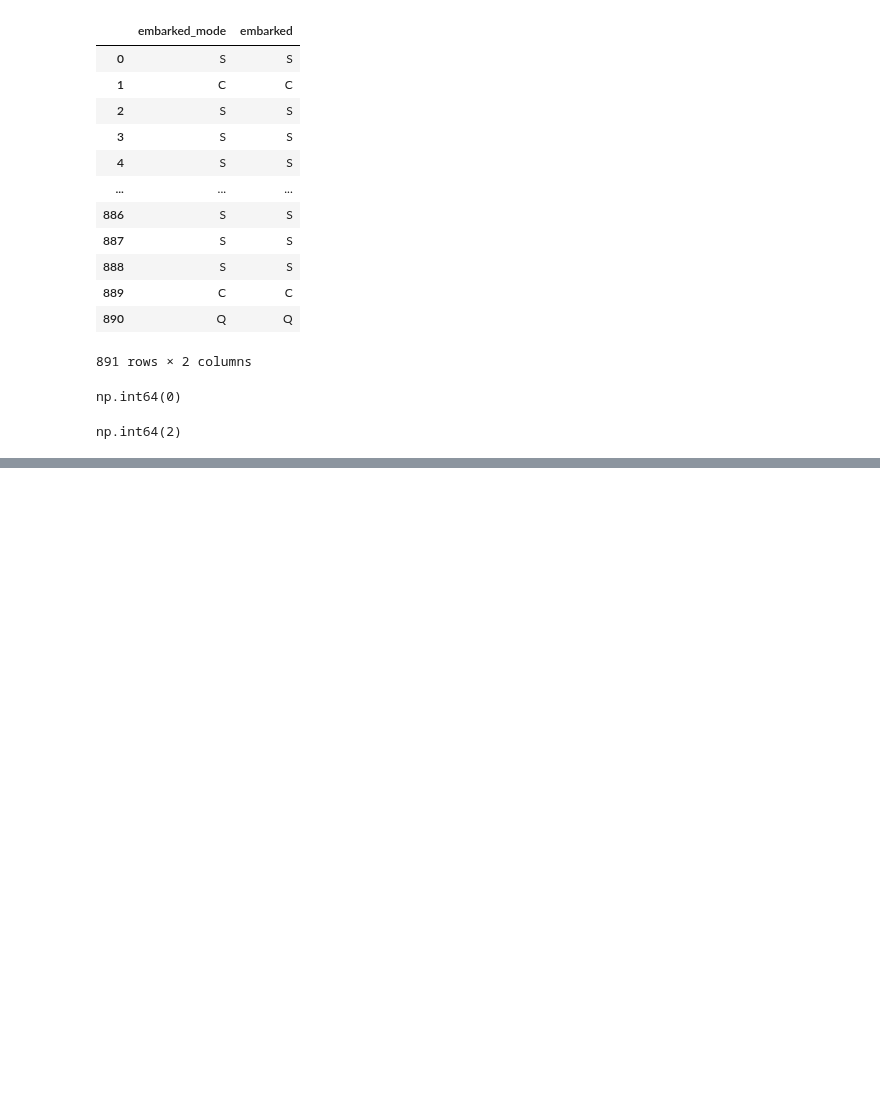
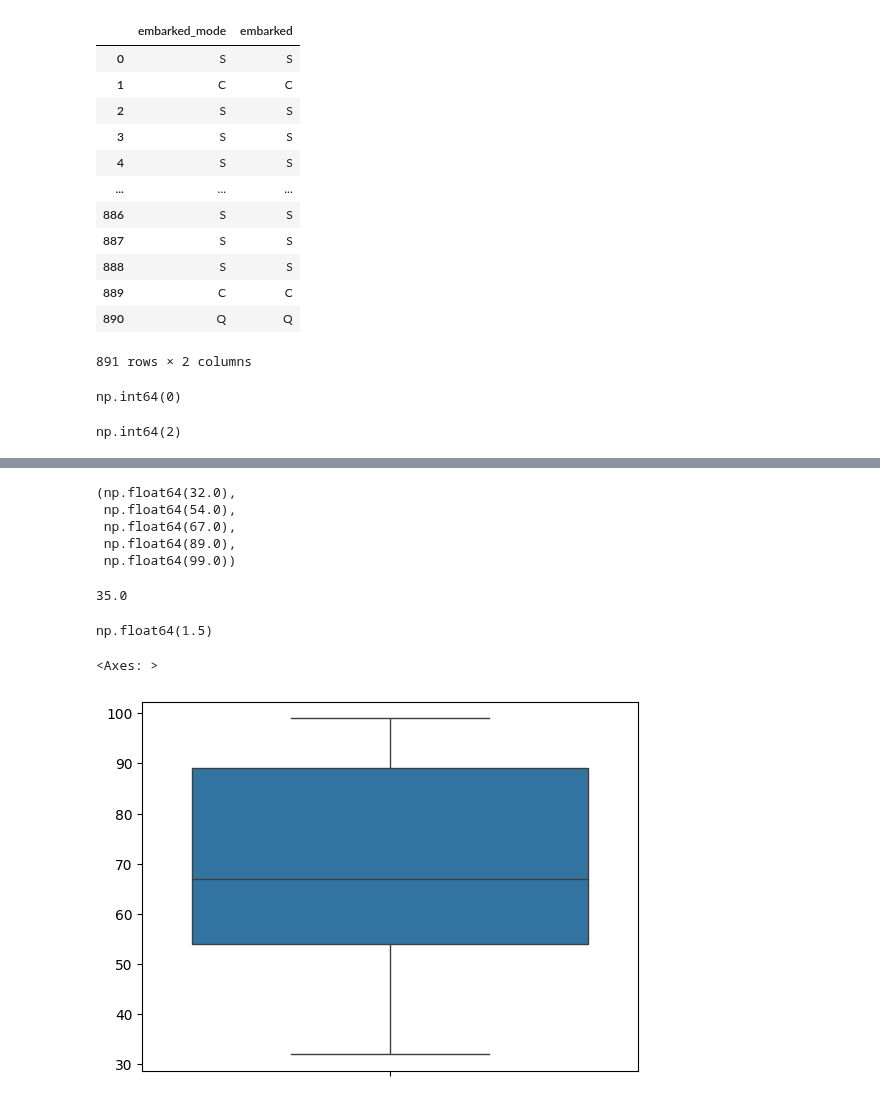
Before and after one commit to harsh2kum/Learning_Data_Science, a Jupyter notebook: Feature Engineering/HandlingMissingvalues.ipynb, the cells around one changed output, grey strips where cells are left out. Saved outputs shown, nothing was run; the diff lists cells and outputs as text; code cells hidden in the pictures; blank space fills up the shorter version.

```diff
--- a/Data_Analysis_Process/Feature Engineering/HandlingMissingvalues.ipynb
+++ b/Feature Engineering/HandlingMissingvalues.ipynb
@@ -159,0 +170,24 @@ np.int64(2)
+# %%
+minimum,Q1,median,Q3,maximum # 5 number summary
+# %% [output]
+(np.float64(32.0),
+ np.float64(54.0),
+ np.float64(67.0),
+ np.float64(89.0),
+ np.float64(99.0))
+# %%
+IQR = Q3 - Q1
+print(IQR)
+# %% [output]
+35.0
+# %%
+lower_fence = Q1 - 1.5 * (IQR)
+upper_fence = Q3 + 1.5 * (IQR)
+lower_fence
+upper_fence
+# Any value lower than lower_fence is Outliers
+# Any value greater than upper_fence is Outliers
+# %% [output]
+np.float64(1.5)
+# %%
+lst_marks = [45, 32, 56, 75, 89, 54, 32, 89, 90, 87, 67, 54, 45, 98, 99, 67, 74]
@@ -159,0 +196,6 @@ np.int64(2)
+# %%
+# Boxplot
+sns.boxplot(lst_marks)
+# %% [output]
+<Axes: >
+[figure, added]
```
Also changed, not shown: parts of 6 cells of this notebook, 2 other files.
